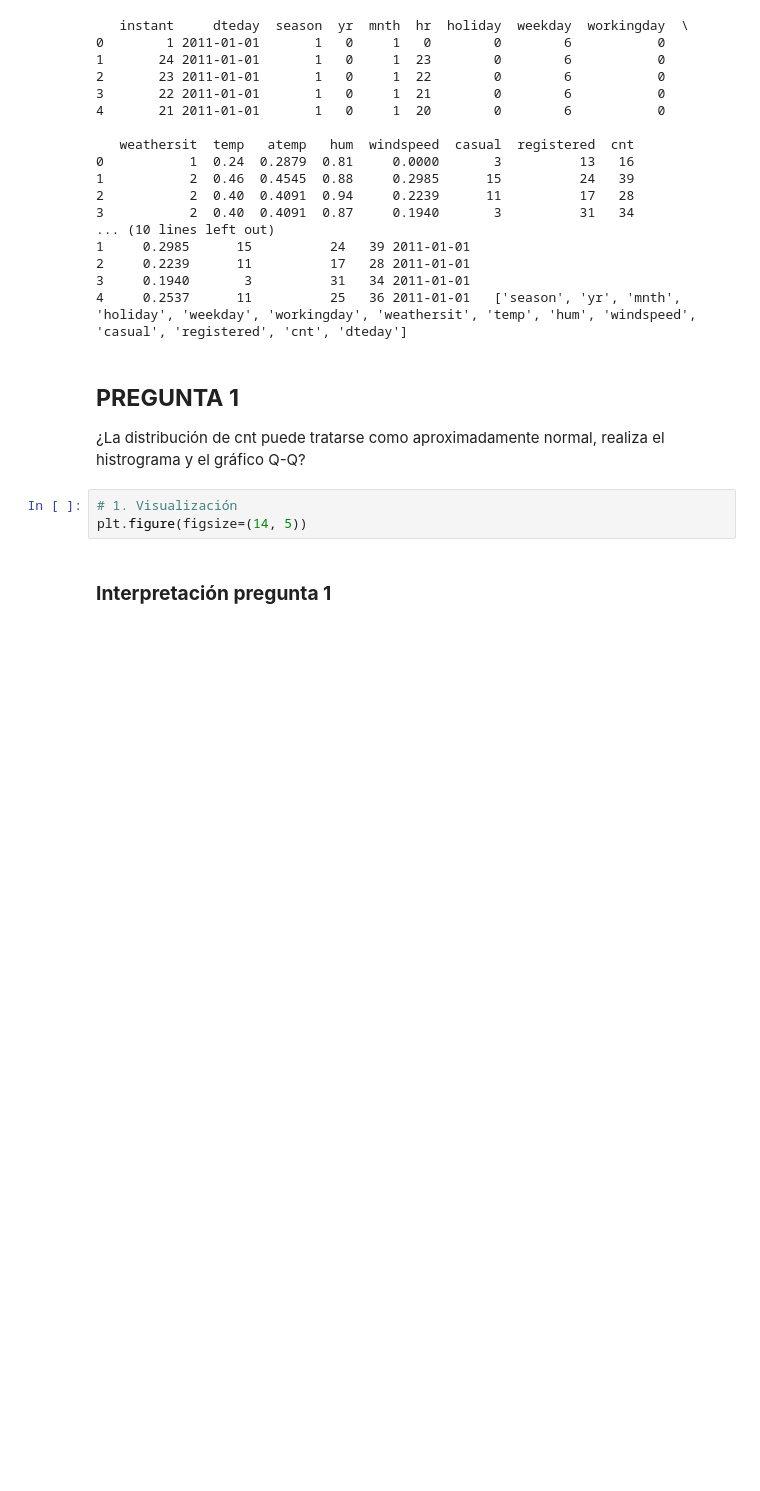
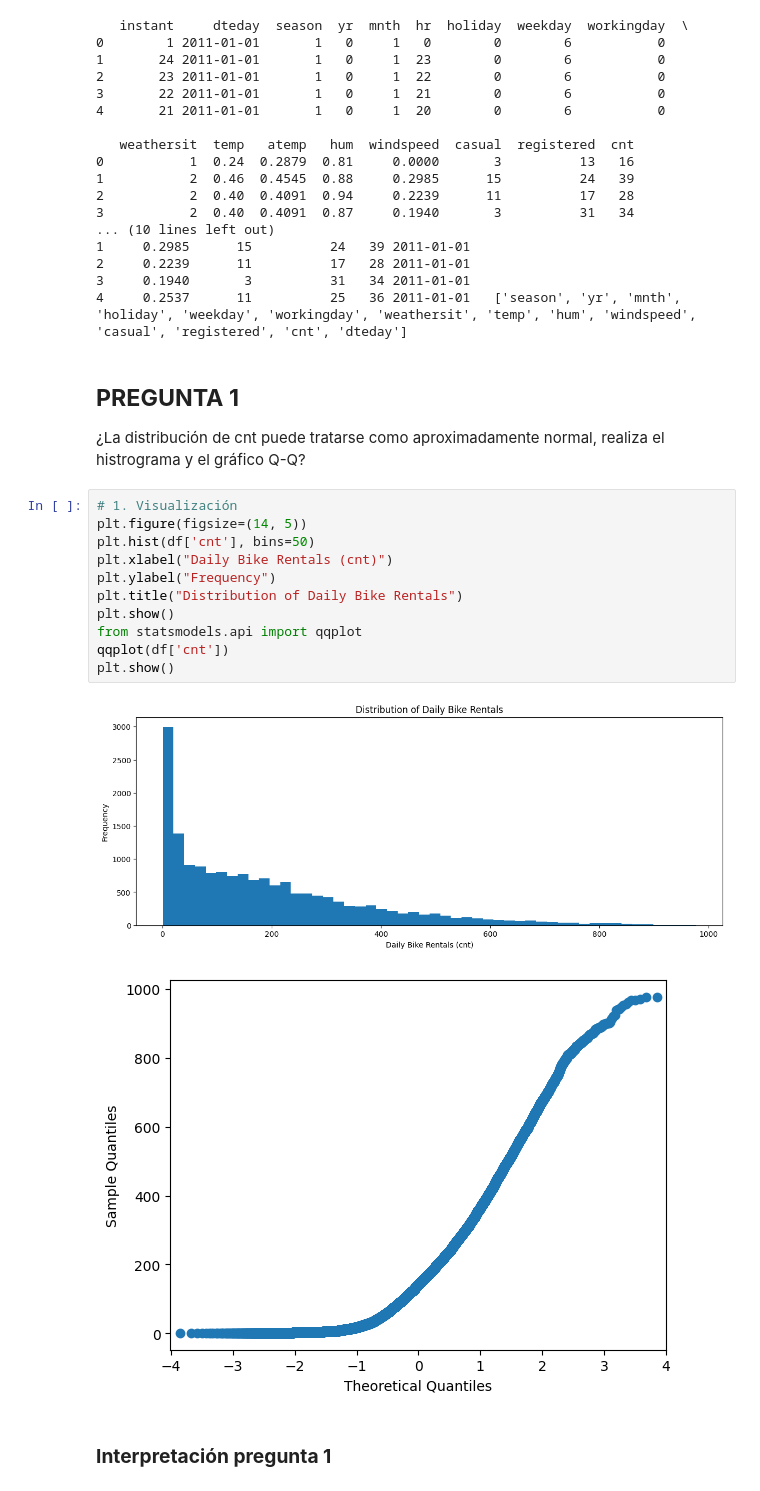
Before and after one commit to juansuribemo/Sistemas-avanzados-de-produccion, a Jupyter notebook: Taller_bici_al_trabajo.ipynb, the cells around one changed output. Saved outputs shown, nothing was run; the diff lists cells and outputs as text; blank space fills up the shorter version.

```diff
--- a/Taller_bici_al_trabajo.ipynb
+++ b/Taller_bici_al_trabajo.ipynb
@@ -107,9 +107,20 @@ print(df.head(), df.columns.tolist())
 # %% [markdown]
 ## **PREGUNTA 1**
 ¿La distribución de cnt puede tratarse como aproximadamente normal, realiza el histrograma y el gráfico Q-Q?
-# %%
-# 1. Visualización
-plt.figure(figsize=(14, 5))
+# %%
+# 1. Visualización
+plt.figure(figsize=(14, 5))
+plt.hist(df['cnt'], bins=50)
+plt.xlabel("Daily Bike Rentals (cnt)")
+plt.ylabel("Frequency")
+plt.title("Distribution of Daily Bike Rentals")
+plt.show()
+from statsmodels.api import qqplot
+qqplot(df['cnt'])
+plt.show()
+# %% [output]
+[figure, added]
+[figure, added]
 # %% [markdown]
 ### **Interpretación pregunta 1**
 # %% [markdown]
```
Also changed, not shown: parts of 7 cells of this notebook.
